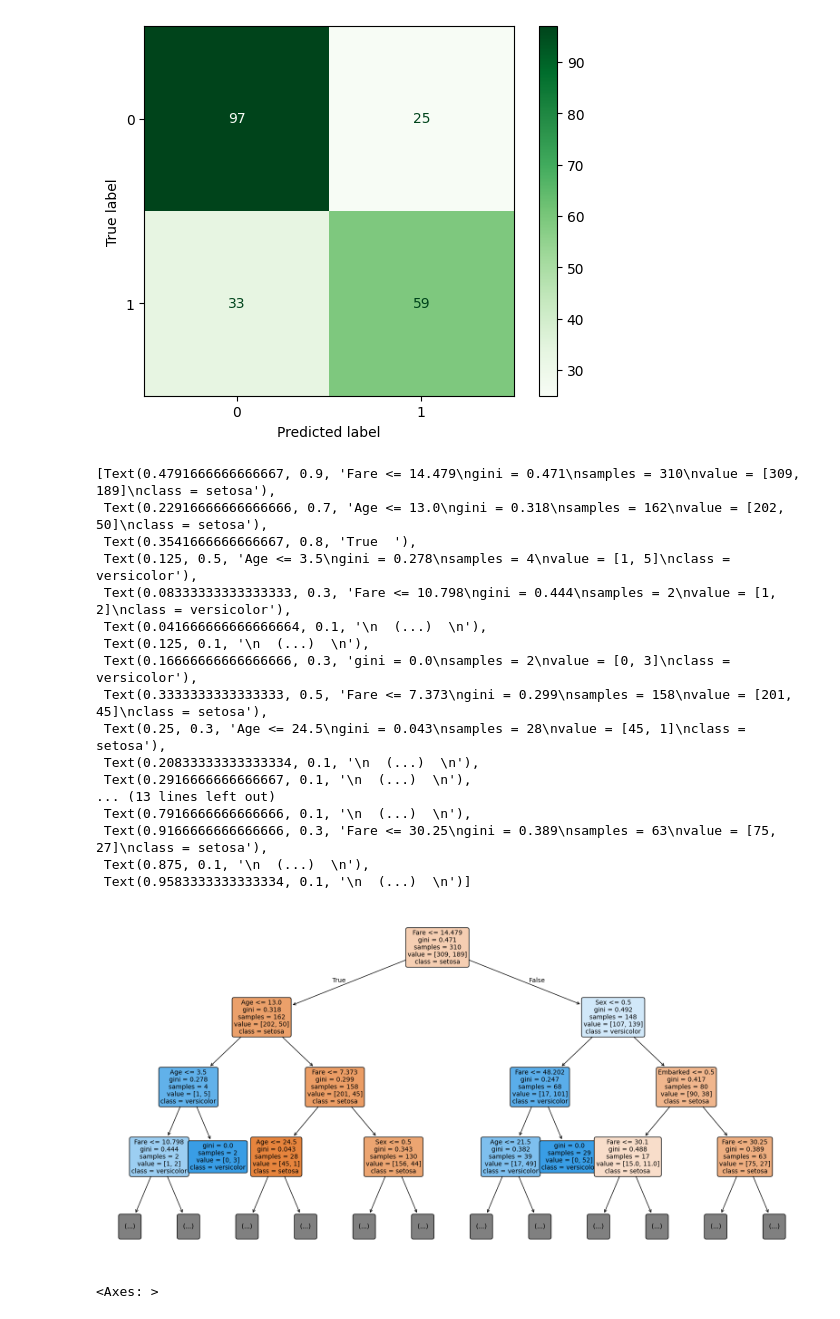
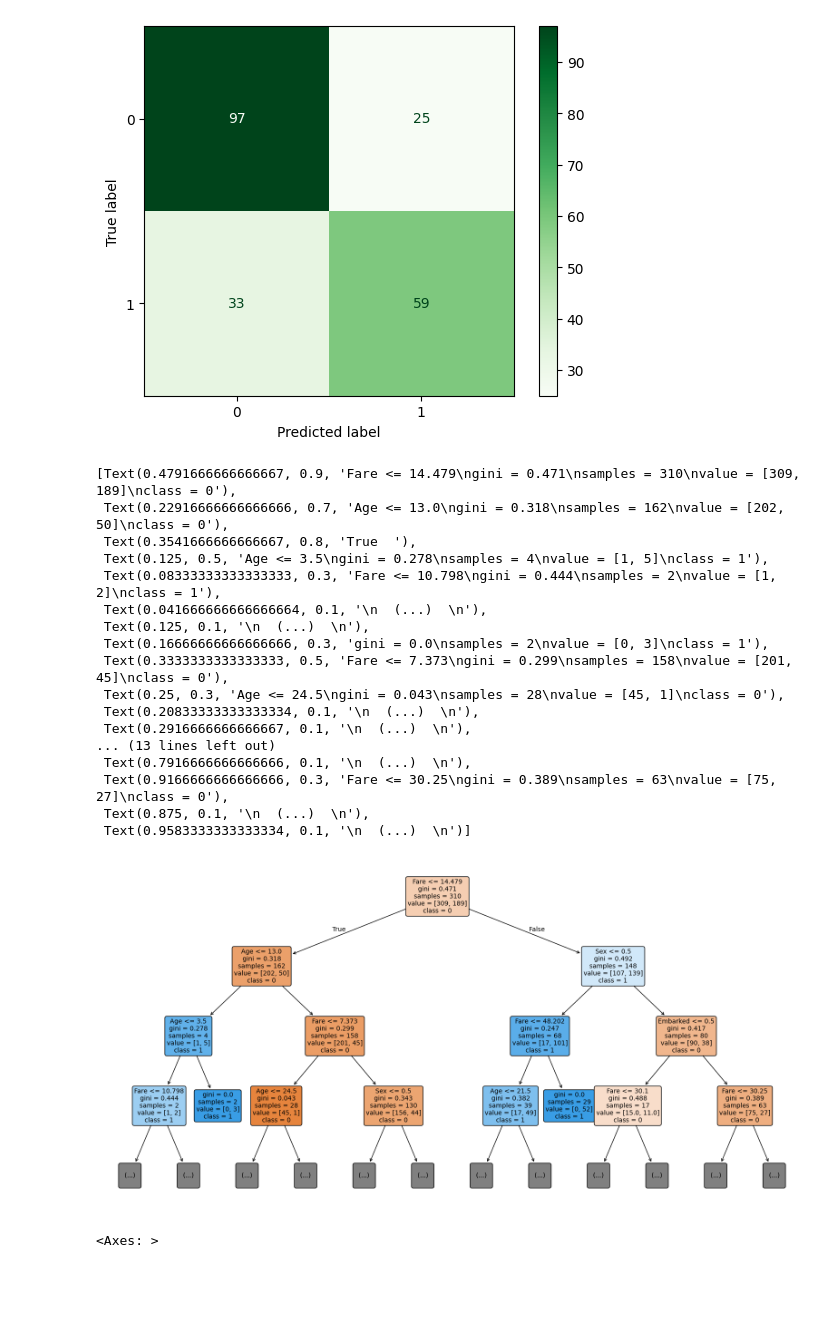
Before and after one commit to crnl-lab/Formation_2025_Python_data_analyse, a Jupyter notebook: notebooks/sklearn.ipynb, the cells around one changed output. Saved outputs shown, nothing was run; the diff lists cells and outputs as text; code cells hidden in the pictures; blank space fills up the shorter version.

```diff
--- a/notebooks/sklearn.ipynb
+++ b/notebooks/sklearn.ipynb
@@ -321,3 +357,24 @@ scores = sklearn.model_selection.cross_val_score(svc_pipeline, X, y, cv=4, scori
 scores
 # %% [output]
 array([0.97368421, 0.94736842, 0.94594595, 1.        ])
+# %%
+pipeline = sklearn.pipeline.make_pipeline(sklearn.preprocessing.StandardScaler(), sklearn.svm.SVC())
+
+param_grid = {
+    'svc__C': [0.1, 1, 10],
+    'svc__kernel': ['linear', 'rbf'],
+    'svc__gamma': ['scale', 'auto']
+}
+
+grid = sklearn.model_selection.GridSearchCV(
+    estimator=pipeline,
+    param_grid=param_grid,
+    refit='f1',
+    cv=4,
+    return_train_score=True,
+)
+
+grid.fit(X, y)
+
+print("Best params:", grid.best_params_)
+print("Best F1 score:", grid.best_score_)
@@ -416,8 +475,9 @@ passenger
 | 889 | 890 | 1 | 1 | Behr, Mr. Karl Howell | male | 26.0 | 0 | 0 | 111369 | 30.0000 | ... |
 | 890 | 891 | 0 | 3 | Dooley, Mr. Patrick | male | 32.0 | 0 | 0 | 370376 | 7.7500 | ... |
 891 rows × 12 columns
+# %%
+mappind_dict = {'Sex' : {'male' : 0, 'female' : 1}, 'Embarked' : {'C' : 0, 'Q' : 1, 'S' : 2}}
 # %%
-
 
 columns = ['Survived', 'Age', 'Fare', 'Sex', 'Embarked']
 data = passenger[columns]
@@ -428,7 +488,7 @@ data = data[mask]
 
 # on transform les labels en chiffre
 for col in ('Sex', 'Embarked'):
-    data[col] = sklearn.preprocessing.LabelEncoder().fit_transform(data[col])
+    data[col] = data[col].map(mappind_dict[col])
 data
 # %% [output]
 |  | Survived | Age | Fare | Sex | Embarked |
@@ -479,29 +539,29 @@ weighted avg       0.73      0.73      0.73       214
 # %%
 fig, ax = plt.subplots(figsize=(20, 10))
 sklearn.tree.plot_tree(clf.estimators_[0],
           feature_names=data[columns[1:]].columns,
-          class_names=np.unique(y_str),
+          class_names=np.unique(y).astype(str),
           filled=True, rounded=True,
           max_depth=3, fontsize=10)
 # %% [output]
-[Text(0.4791666666666667, 0.9, 'Fare <= 14.479\ngini = 0.471\nsamples = 310\nvalue = [309, 189]\nclass = setosa'),
- Text(0.22916666666666666, 0.7, 'Age <= 13.0\ngini = 0.318\nsamples = 162\nvalue = [202, 50]\nclass = setosa'),
+[Text(0.4791666666666667, 0.9, 'Fare <= 14.479\ngini = 0.471\nsamples = 310\nvalue = [309, 189]\nclass = 0'),
+ Text(0.22916666666666666, 0.7, 'Age <= 13.0\ngini = 0.318\nsamples = 162\nvalue = [202, 50]\nclass = 0'),
  Text(0.3541666666666667, 0.8, 'True  '),
- Text(0.125, 0.5, 'Age <= 3.5\ngini = 0.278\nsamples = 4\nvalue = [1, 5]\nclass = versicolor'),
- Text(0.08333333333333333, 0.3, 'Fare <= 10.798\ngini = 0.444\nsamples = 2\nvalue = [1, 2]\nclass = versicolor'),
+ Text(0.125, 0.5, 'Age <= 3.5\ngini = 0.278\nsamples = 4\nvalue = [1, 5]\nclass = 1'),
+ Text(0.08333333333333333, 0.3, 'Fare <= 10.798\ngini = 0.444\nsamples = 2\nvalue = [1, 2]\nclass = 1'),
  Text(0.041666666666666664, 0.1, '\n  (...)  \n'),
  Text(0.125, 0.1, '\n  (...)  \n'),
- Text(0.16666666666666666, 0.3, 'gini = 0.0\nsamples = 2\nvalue = [0, 3]\nclass = versicolor'),
- Text(0.3333333333333333, 0.5, 'Fare <= 7.373\ngini = 0.299\nsamples = 158\nvalue = [201, 45]\nclass = setosa'),
- Text(0.25, 0.3, 'Age <= 24.5\ngini = 0.043\nsamples = 28\nvalue = [45, 1]\nclass = setosa'),
+ Text(0.16666666666666666, 0.3, 'gini = 0.0\nsamples = 2\nvalue = [0, 3]\nclass = 1'),
+ Text(0.3333333333333333, 0.5, 'Fare <= 7.373\ngini = 0.299\nsamples = 158\nvalue = [201, 45]\nclass = 0'),
+ Text(0.25, 0.3, 'Age <= 24.5\ngini = 0.043\nsamples = 28\nvalue = [45, 1]\nclass = 0'),
  Text(0.20833333333333334, 0.1, '\n  (...)  \n'),
  Text(0.2916666666666667, 0.1, '\n  (...)  \n'),
 ... (13 lines left out)
  Text(0.7916666666666666, 0.1, '\n  (...)  \n'),
- Text(0.9166666666666666, 0.3, 'Fare <= 30.25\ngini = 0.389\nsamples = 63\nvalue = [75, 27]\nclass = setosa'),
+ Text(0.9166666666666666, 0.3, 'Fare <= 30.25\ngini = 0.389\nsamples = 63\nvalue = [75, 27]\nclass = 0'),
  Text(0.875, 0.1, '\n  (...)  \n'),
  Text(0.9583333333333334, 0.1, '\n  (...)  \n')]
-[figure, old version]
+[figure, new version]
 # %%
 importances = clf.feature_importances_
 forest_importances = pd.Series(importances, index=data[columns[1:]].columns)
```
Also changed, not shown: parts of 17 cells of this notebook, 2 other files.
